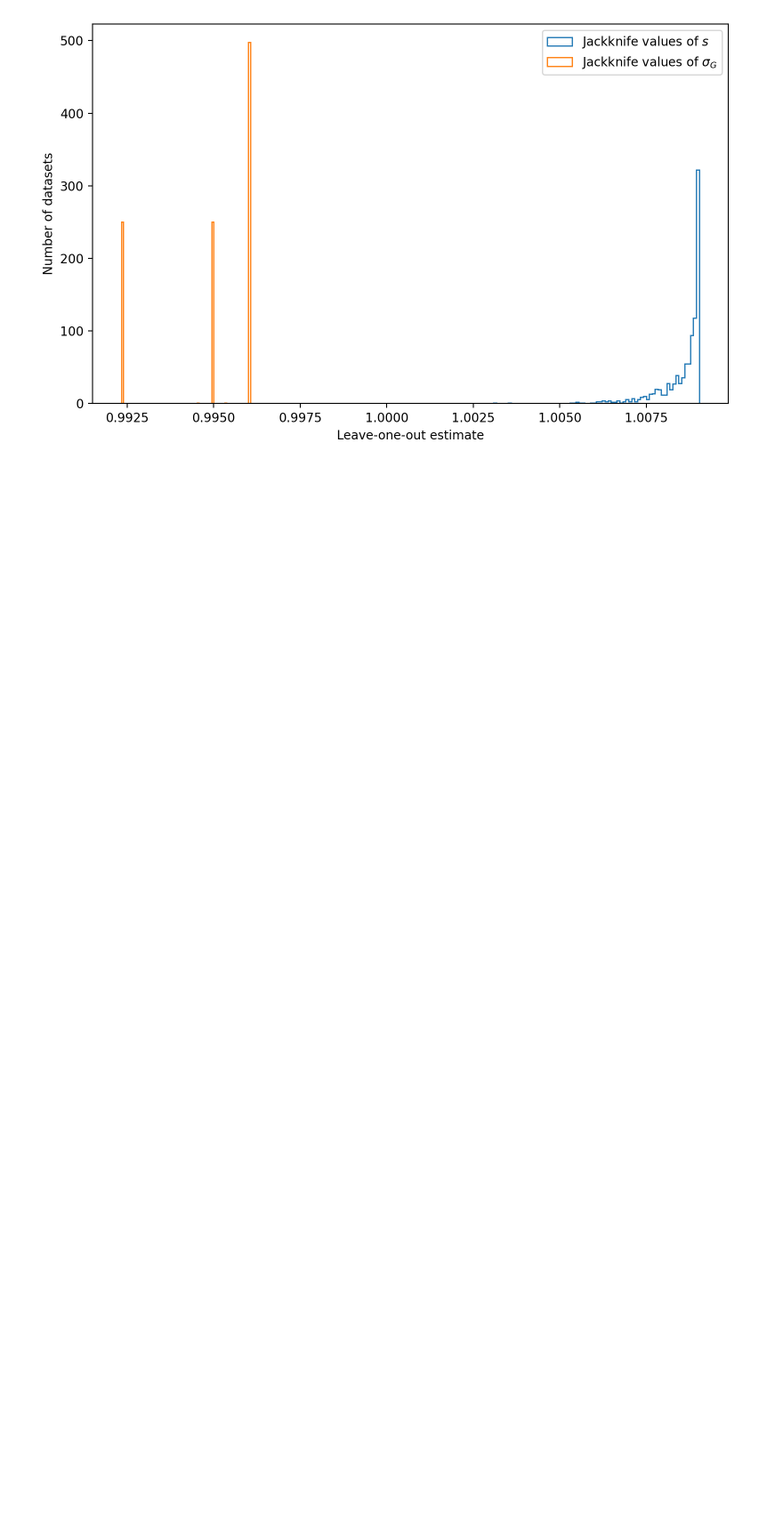
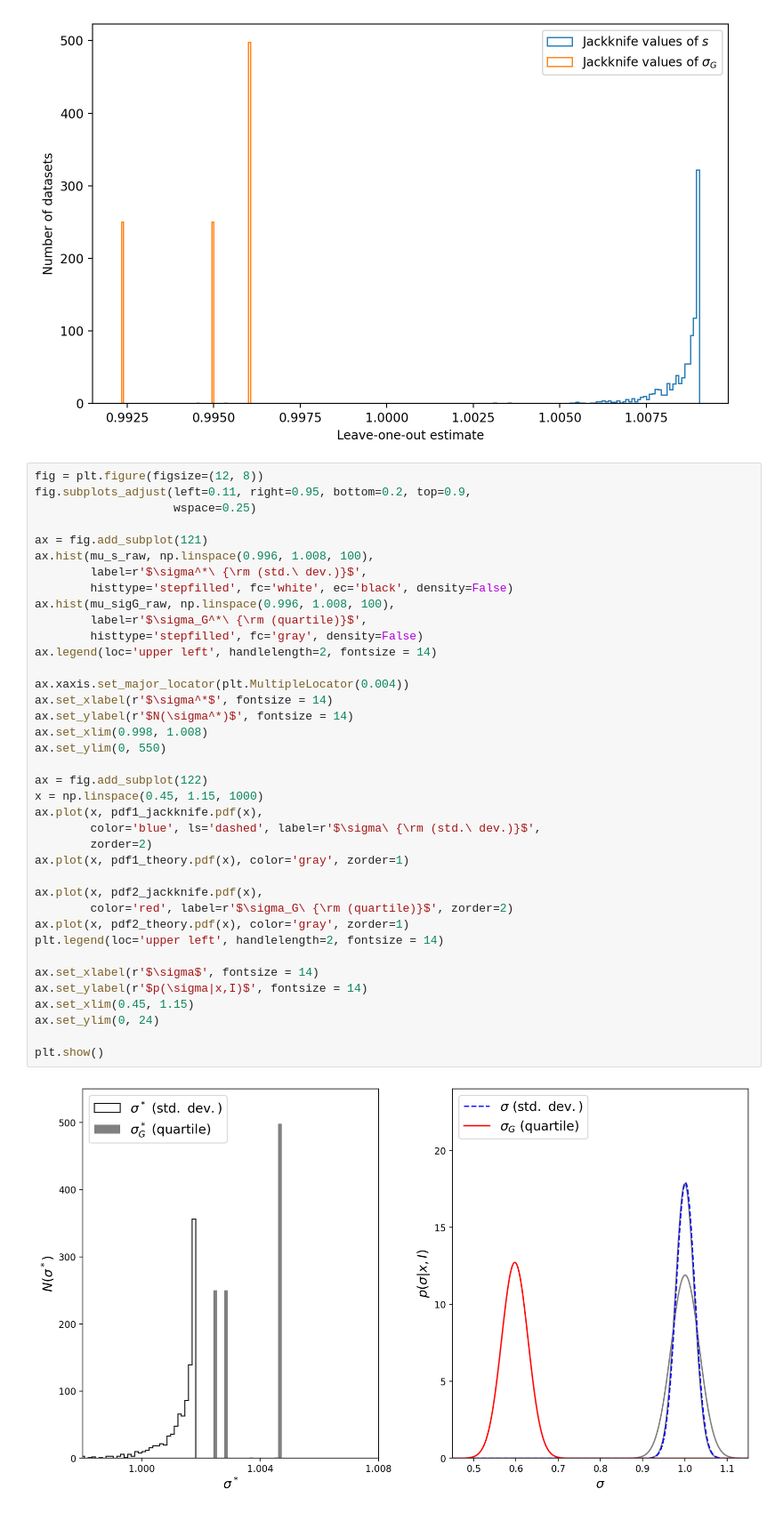
Before and after one commit to Krisneverstaps/computational-astrophysics, a Jupyter notebook: Notebooks/Computational_Astrophysics_Day7.ipynb, the cells around one changed output. Shown: that part at 89% size. Drawn from its saved outputs; the diff is of its cells as text; blank space fills up the shorter version.

```diff
--- a/Notebooks/Computational_Astrophysics_Day7.ipynb
+++ b/Notebooks/Computational_Astrophysics_Day7.ipynb
@@ -819,3 +848,43 @@ plt.tight_layout()
 plt.show()
 # %% [output]
 [figure]
+# %%
+fig = plt.figure(figsize=(12, 8))
+fig.subplots_adjust(left=0.11, right=0.95, bottom=0.2, top=0.9,
+                    wspace=0.25)
+
+ax = fig.add_subplot(121)
+ax.hist(mu_s_raw, np.linspace(0.996, 1.008, 100),
+        label=r'$\sigma^*\ {\rm (std.\ dev.)}$',
+        histtype='stepfilled', fc='white', ec='black', density=False)
+ax.hist(mu_sigG_raw, np.linspace(0.996, 1.008, 100),
+        label=r'$\sigma_G^*\ {\rm (quartile)}$',
+        histtype='stepfilled', fc='gray', density=False)
+ax.legend(loc='upper left', handlelength=2, fontsize = 14)
+
+ax.xaxis.set_major_locator(plt.MultipleLocator(0.004))
+ax.set_xlabel(r'$\sigma^*$', fontsize = 14)
+ax.set_ylabel(r'$N(\sigma^*)$', fontsize = 14)
+ax.set_xlim(0.998, 1.008)
+ax.set_ylim(0, 550)
+
+ax = fig.add_subplot(122)
+x = np.linspace(0.45, 1.15, 1000)
+ax.plot(x, pdf1_jackknife.pdf(x),
+        color='blue', ls='dashed', label=r'$\sigma\ {\rm (std.\ dev.)}$',
+        zorder=2)
+ax.plot(x, pdf1_theory.pdf(x), color='gray', zorder=1)
+
+ax.plot(x, pdf2_jackknife.pdf(x),
+        color='red', label=r'$\sigma_G\ {\rm (quartile)}$', zorder=2)
+ax.plot(x, pdf2_theory.pdf(x), color='gray', zorder=1)
+plt.legend(loc='upper left', handlelength=2, fontsize = 14)
+
+ax.set_xlabel(r'$\sigma$', fontsize = 14)
+ax.set_ylabel(r'$p(\sigma|x,I)$', fontsize = 14)
+ax.set_xlim(0.45, 1.15)
+ax.set_ylim(0, 24)
+
+plt.show()
+# %% [output]
+[figure, added]
```
Also changed, not shown: parts of 11 cells of this notebook, 1 other file.
